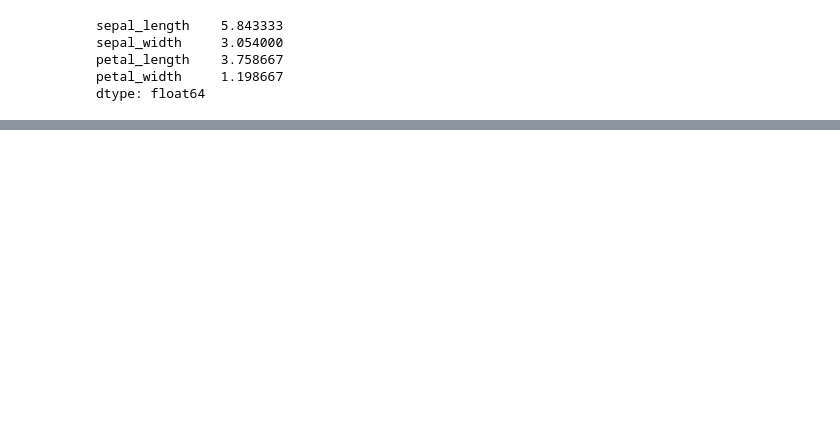
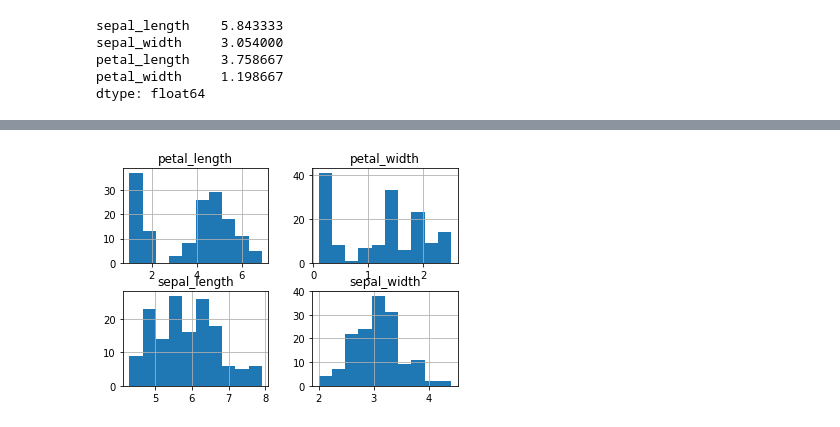
Before and after one commit to abigailCul/EmergingTechnologies, a Jupyter notebook: Iris-dataset.ipynb, the cells around one changed output, grey strips where cells are left out. Cells and saved outputs as stored; diff of their text form; code cells hidden in the pictures; blank space fills up the shorter version.

```diff
--- a/Iris-dataset.ipynb
+++ b/Iris-dataset.ipynb
@@ -211,0 +243,5 @@ sns.pairplot(df)
+# %%
+df.hist() # datset on histogram
+plt.show()
+# %% [output]
+[figure, added]
```
Also changed, not shown: parts of 18 cells of this notebook, 1 other file.
